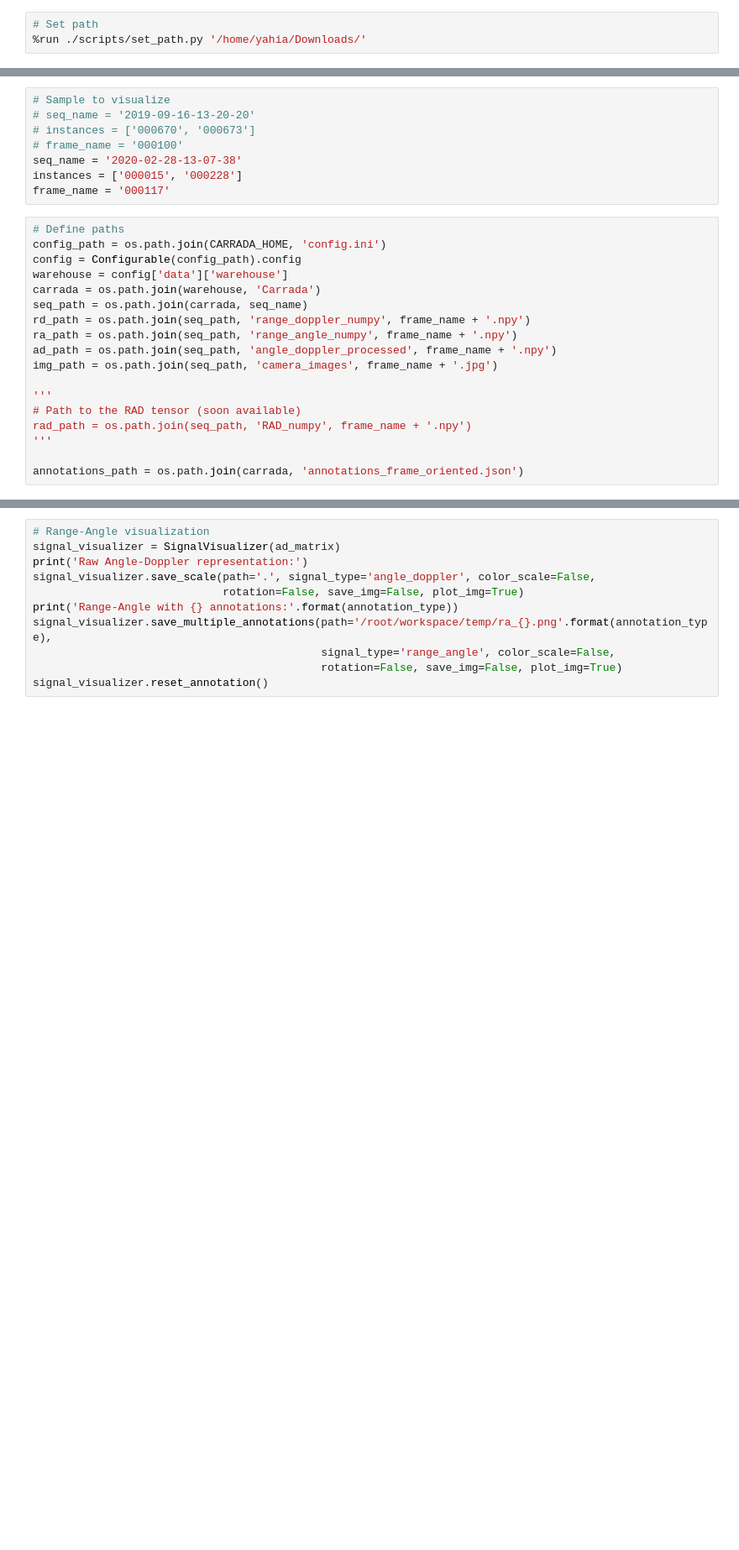
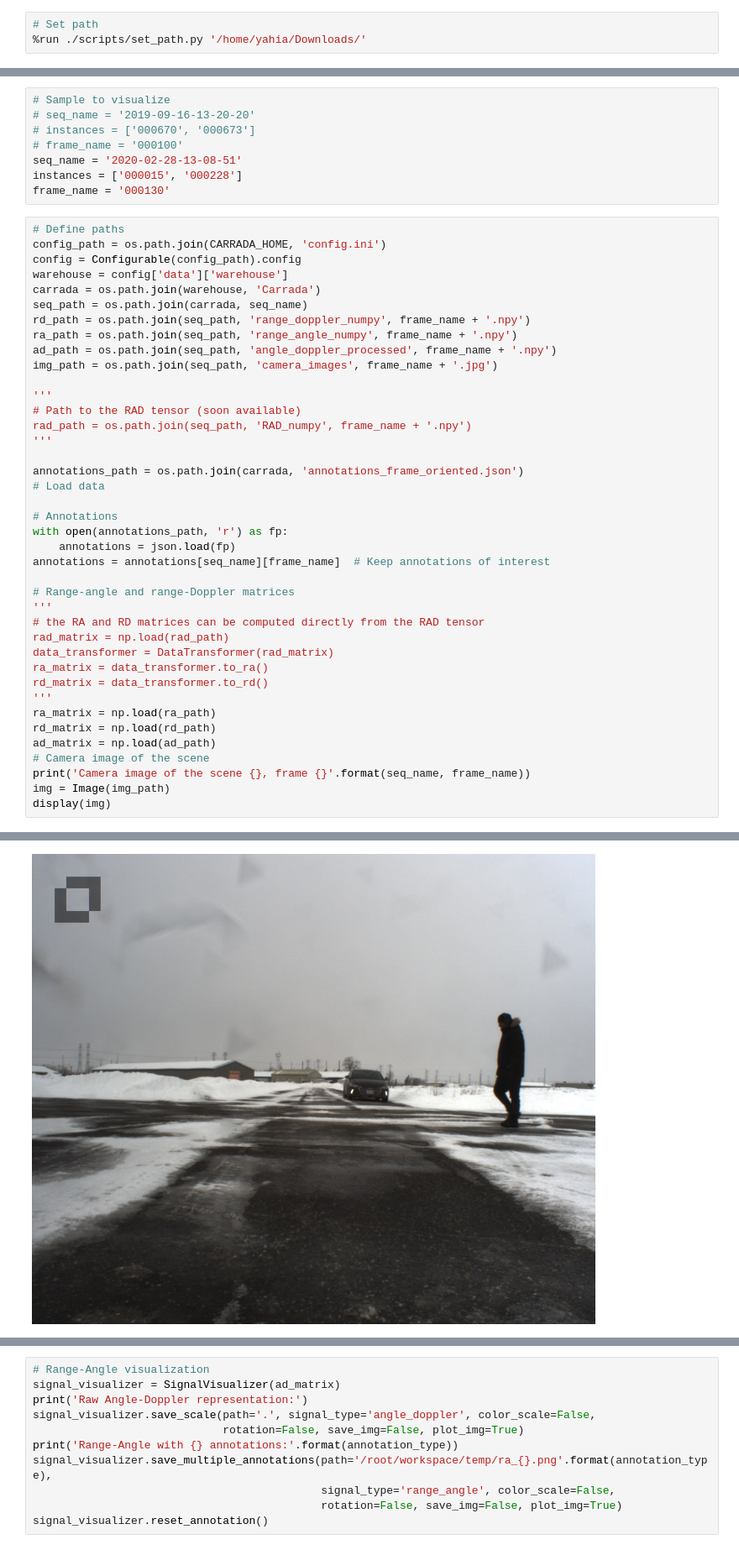
Before and after one commit to YahiDar/carrada_dataset, a Jupyter notebook: carrada_dataset/visualize_samples.ipynb, the cells around one changed output, grey strips where cells are left out. Shown at 84% size. Cells and saved outputs as stored; diff of their text form; blank space fills up the shorter version.

```diff
--- a/carrada_dataset/visualize_samples.ipynb
+++ b/carrada_dataset/visualize_samples.ipynb
@@ -23,9 +125,9 @@ from carrada_dataset.utils.transform_data import DataTransformer
 # seq_name = '2019-09-16-13-20-20'
 # instances = ['000670', '000673']
 # frame_name = '000100'
-seq_name = '2020-02-28-13-07-38'
+seq_name = '2020-02-28-13-08-51'
 instances = ['000015', '000228']
-frame_name = '000117'
+frame_name = '000130'
 # %%
 # Define paths
 config_path = os.path.join(CARRADA_HOME, 'config.ini')
@@ -44,3 +146,26 @@ rad_path = os.path.join(seq_path, 'RAD_numpy', frame_name + '.npy')
 '''
 
 annotations_path = os.path.join(carrada, 'annotations_frame_oriented.json')
+# Load data
+
+# Annotations
+with open(annotations_path, 'r') as fp:
+    annotations = json.load(fp)
+annotations = annotations[seq_name][frame_name]  # Keep annotations of interest
+
+# Range-angle and range-Doppler matrices
+'''
+# the RA and RD matrices can be computed directly from the RAD tensor
+rad_matrix = np.load(rad_path)
+data_transformer = DataTransformer(rad_matrix)
+ra_matrix = data_transformer.to_ra()
+rd_matrix = data_transformer.to_rd()
+'''
+ra_matrix = np.load(ra_path)
+rd_matrix = np.load(rd_path)
+ad_matrix = np.load(ad_path)
+# Camera image of the scene
+print('Camera image of the scene {}, frame {}'.format(seq_name, frame_name))
+img = Image(img_path)
+display(img)
+# %% [output]
@@ -46,0 +173 @@ annotations_path = os.path.join(carrada, 'annotations_frame_oriented.json')
+[figure, added]
```
Also changed, not shown: parts of 12 cells of this notebook.
